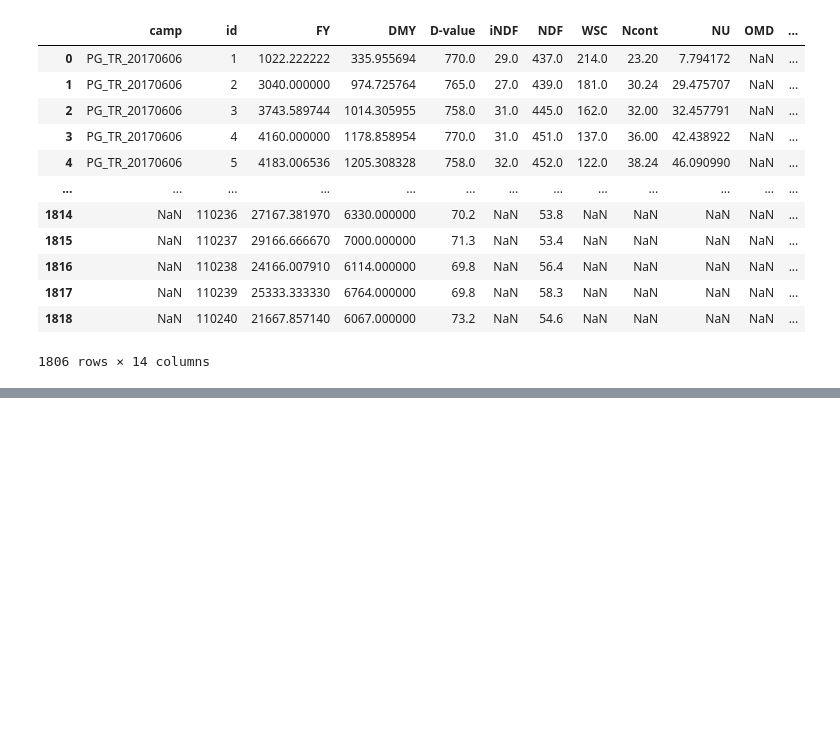
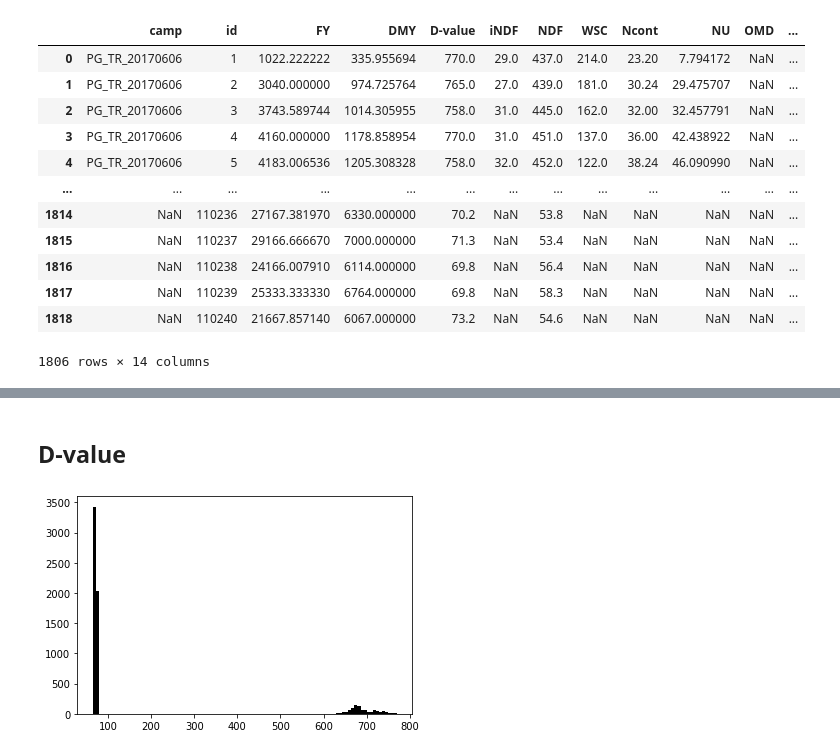
Before and after one commit to stefanrua/grassnet, a Jupyter notebook: hmm.ipynb, the cells around one changed output, grey strips where cells are left out. Saved outputs shown, nothing was run; the diff lists cells and outputs as text; code cells hidden in the pictures; blank space fills up the shorter version.

```diff
--- a/hmm.ipynb
+++ b/hmm.ipynb
@@ -109,0 +125,8 @@ d['D-value'].min()
+# %% [markdown]
+## D-value
+# %%
+dvalue_df = pd.read_csv('labels/dvalue.csv')
+dvalues = dvalue_df['D-value']
+hist(dvalues)
+# %% [output]
+[figure, added]
```
Also changed, not shown: parts of 10 cells of this notebook, 2 other files.
